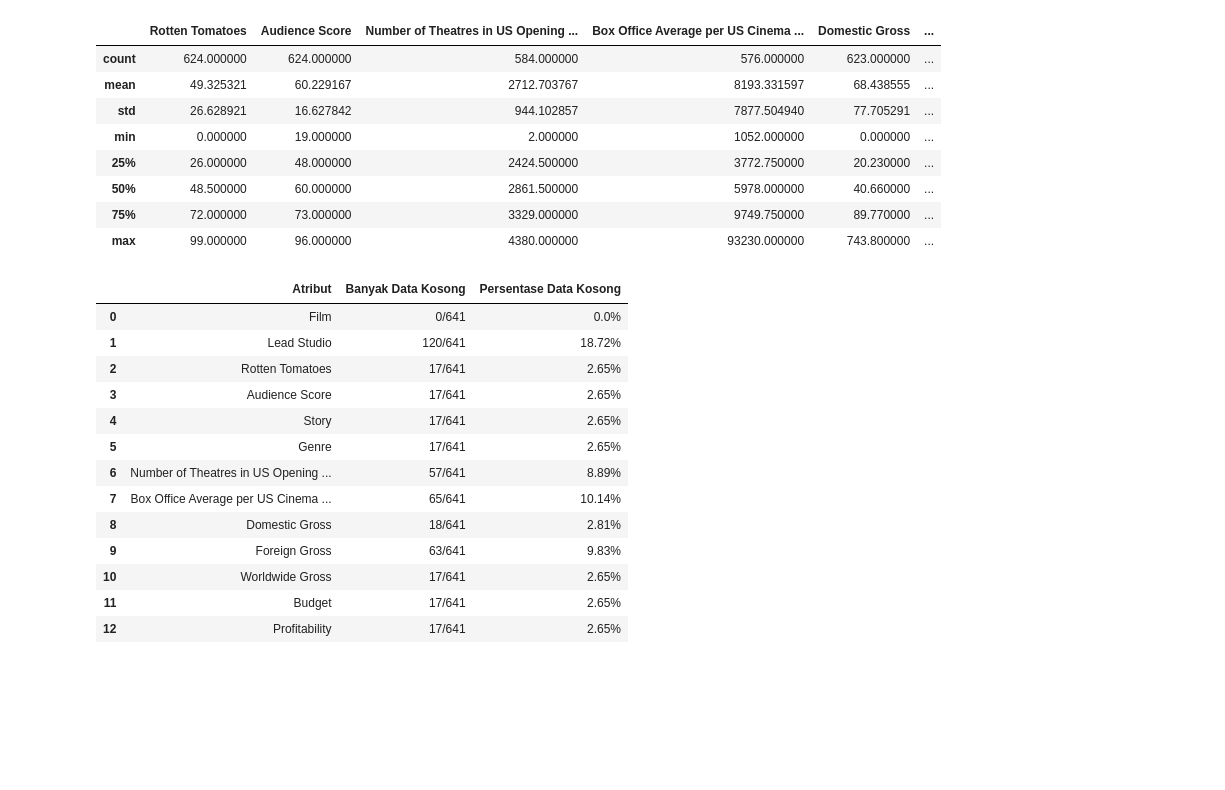
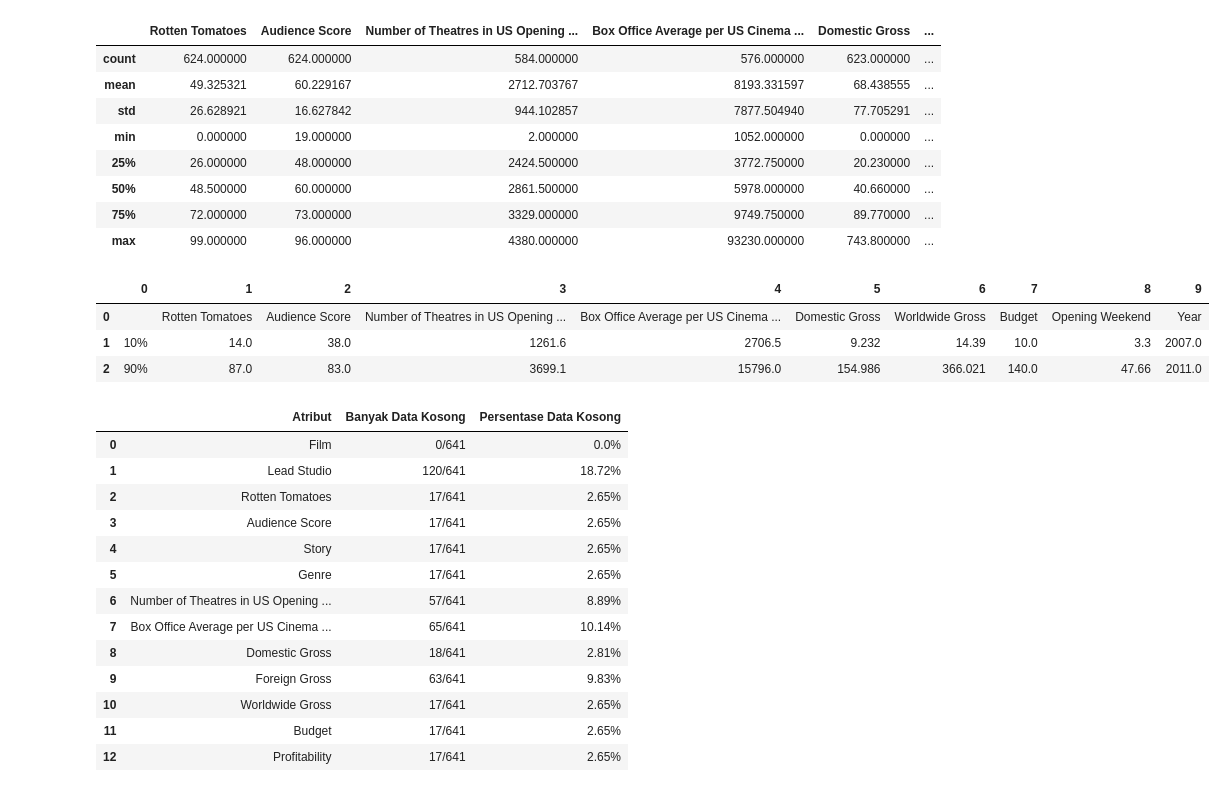
Before and after one commit to rafi-sama/Tuags-Analisis-Data, a Jupyter notebook: film/Movies.ipynb, the cells around one changed output. Drawn from its saved outputs; the diff is of its cells as text; code cells hidden in the pictures; blank space fills up the shorter version.

Commit message:
new file:   analisis_data_film.zip 	deleted:    film.zip 	modified:   film/Movies.ipynb

```diff
--- a/film/Movies.ipynb
+++ b/film/Movies.ipynb
@@ -57,6 +57,35 @@ df.describe()
 | 50% | 48.500000 | 60.000000 | 2861.500000 | 5978.000000 | 40.660000 | ... |
 | 75% | 72.000000 | 73.000000 | 3329.000000 | 9749.750000 | 89.770000 | ... |
 | max | 99.000000 | 96.000000 | 4380.000000 | 93230.000000 | 743.800000 | ... |
+# %%
+# Karakteristik Data
+
+list_p10 = []
+list_p90 = []
+
+list_p10.append("10%")
+list_p90.append("90%")
+
+atribut = ["Rotten Tomatoes", "Audience Score", "Number of Theatres in US Opening Weekend",	"Box Office Average per US Cinema (Opening Weekend)", "Domestic Gross",	"Worldwide Gross", "Budget", "Opening Weekend",	"Year"]
+
+for i in atribut:
+    p10 = df[f"{i}"].quantile(0.1)
+    p90 = df[f"{i}"].quantile(0.9)
+
+    list_p10.append(p10)
+    list_p90.append(p90)
+
+atribut = ["","Rotten Tomatoes", "Audience Score", "Number of Theatres in US Opening Weekend",	"Box Office Average per US Cinema (Opening Weekend)", "Domestic Gross",	"Worldwide Gross", "Budget", "Opening Weekend",	"Year"]
+
+
+p10_90= pd.DataFrame([atribut, list_p10, list_p90])
+
+display(p10_90)
+# %% [output]
+|  | 0 | 1 | 2 | 3 | 4 | 5 | 6 | 7 | 8 | 9 |
+| 0 |  | Rotten Tomatoes | Audience Score | Number of Theatres in US Opening ... | Box Office Average per US Cinema ... | Domestic Gross | Worldwide Gross | Budget | Opening Weekend | Year |
+| 1 | 10% | 14.0 | 38.0 | 1261.6 | 2706.5 | 9.232 | 14.39 | 10.0 | 3.3 | 2007.0 |
+| 2 | 90% | 87.0 | 83.0 | 3699.1 | 15796.0 | 154.986 | 366.021 | 140.0 | 47.66 | 2011.0 |
 # %%
 # Banyak Data Kosong
 
```
Also changed, not shown: parts of 3 cells of this notebook, 2 other files.
